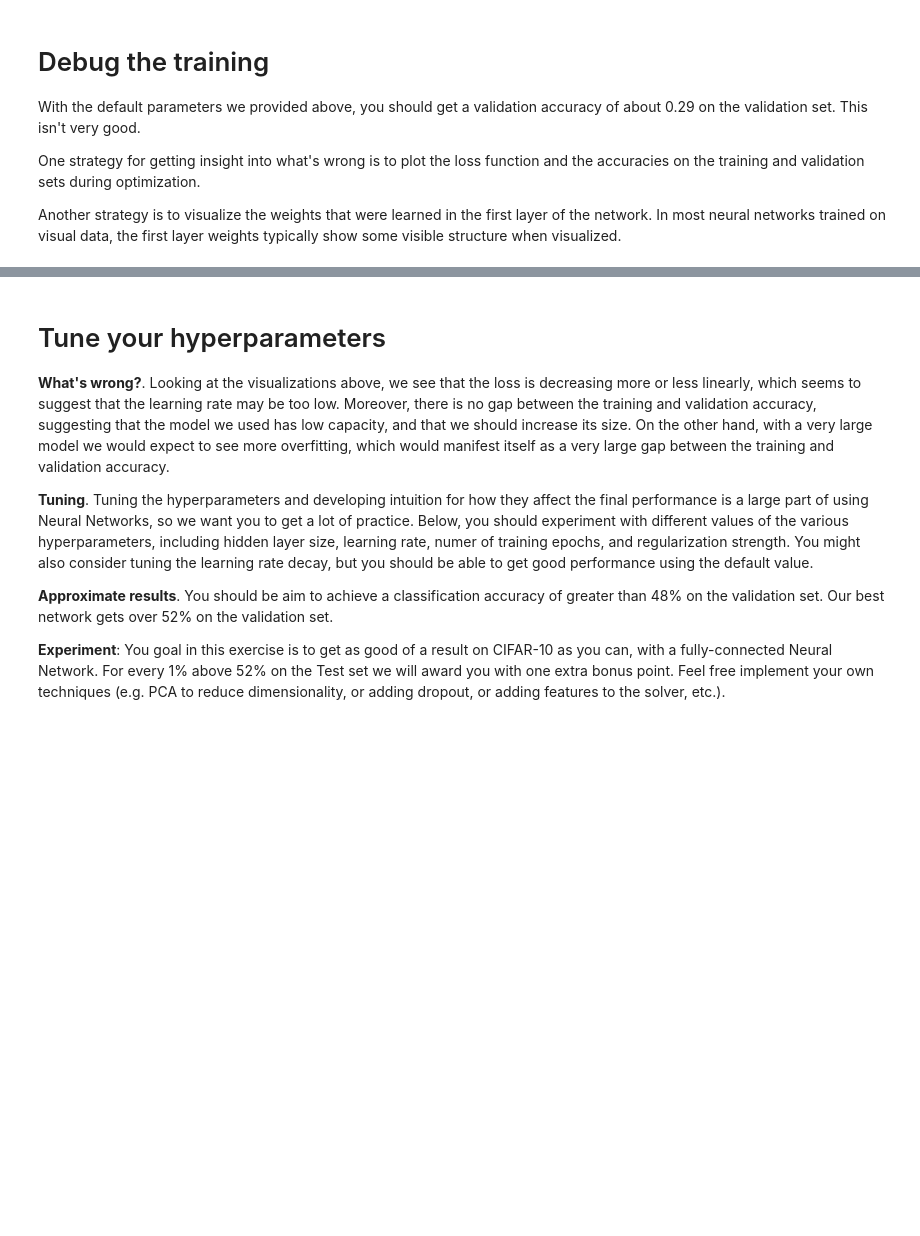
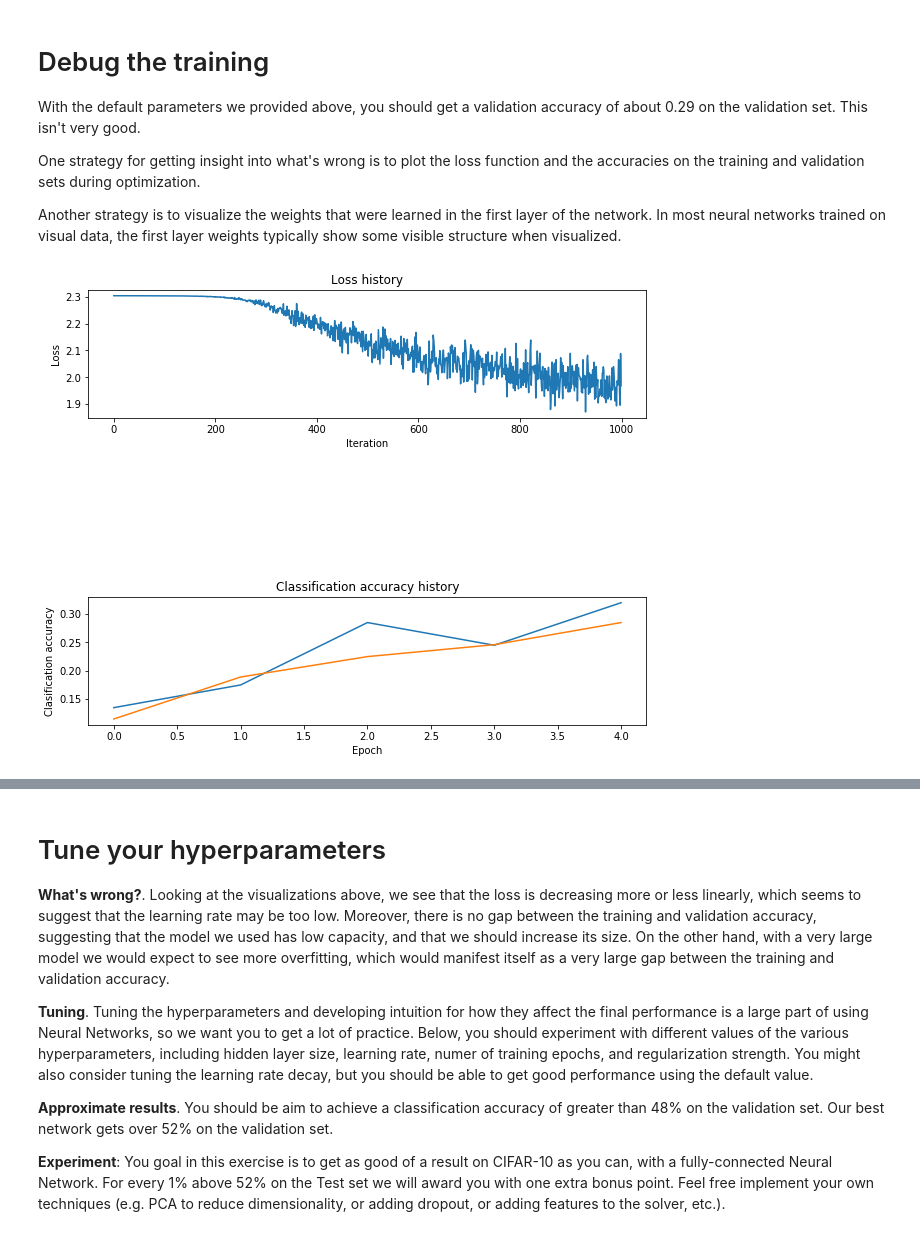
Before and after one commit to StevenShuoFeng/cs231, a Jupyter notebook: assignment1/two_layer_net.ipynb, the cells around one changed output, grey strips where cells are left out. Saved outputs shown, nothing was run; the diff lists cells and outputs as text; code cells hidden in the pictures; blank space fills up the shorter version.

```diff
--- a/assignment1/two_layer_net.ipynb
+++ b/assignment1/two_layer_net.ipynb
@@ -227,7 +234,7 @@ net = TwoLayerNet(input_size, hidden_size, num_classes)
 stats = net.train(X_train, y_train, X_val, y_val,
             num_iters=1000, batch_size=200,
             learning_rate=1e-4, learning_rate_decay=0.95,
-            reg=0.25, verbose=True)
+            reg=0.5, verbose=True)
 
 # Predict on the validation set
 val_acc = (net.predict(X_val) == y_val).mean()
@@ -241,19 +260,21 @@ One strategy for getting insight into what's wrong is to plot the loss function
 Another strategy is to visualize the weights that were learned in the first layer of the network. In most neural networks trained on visual data, the first layer weights typically show some visible structure when visualized.
 # %%
 # Plot the loss function and train / validation accuracies
-plt.subplot(2, 1, 1)
+plt.subplot(3, 1, 1)
 plt.plot(stats['loss_history'])
 plt.title('Loss history')
 plt.xlabel('Iteration')
 plt.ylabel('Loss')
 
-plt.subplot(2, 1, 2)
+plt.subplot(3, 1, 3)
 plt.plot(stats['train_acc_history'], label='train')
 plt.plot(stats['val_acc_history'], label='val')
 plt.title('Classification accuracy history')
 plt.xlabel('Epoch')
 plt.ylabel('Clasification accuracy')
 plt.show()
+# %% [output]
+[figure, added]
 # %%
 from cs231n.vis_utils import visualize_grid
 
```
Also changed, not shown: parts of 8 cells of this notebook, 1 other file.
